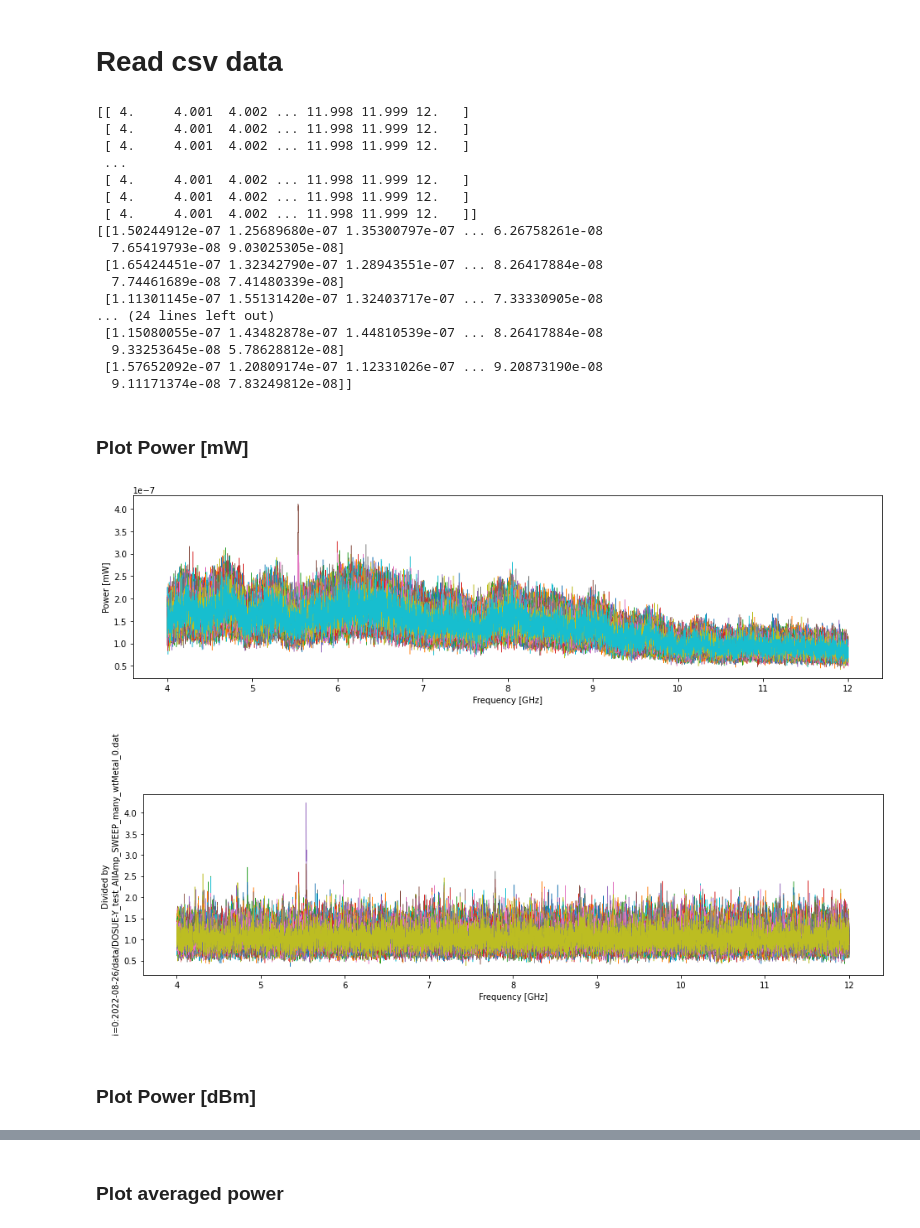
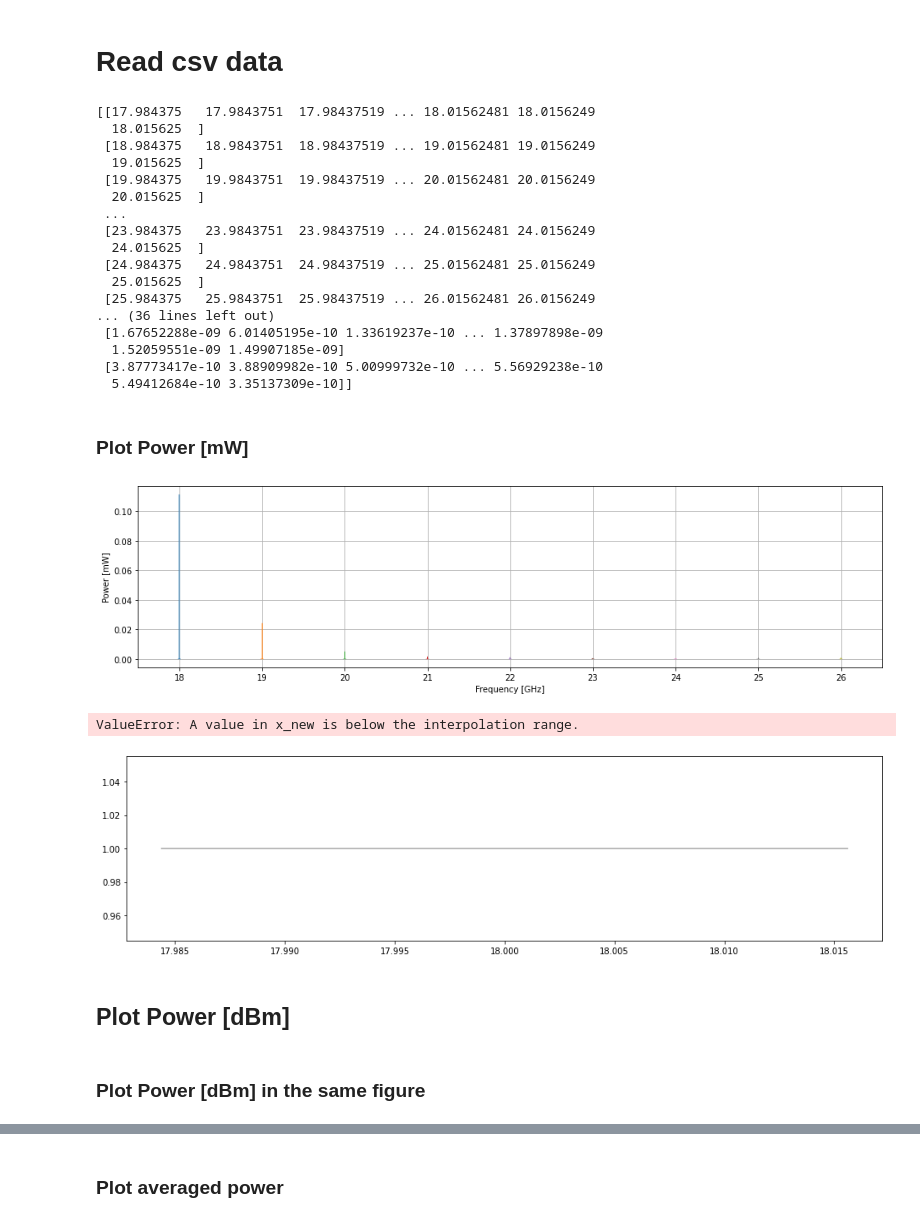
Before and after one commit to sadachi5/dosue-analysis, a Jupyter notebook: MeasureSpectrum/compare_multiple_spectra.ipynb, the cells around one changed output, grey strips where cells are left out. Cells and saved outputs as stored; diff of their text form; code cells hidden in the pictures.

Commit message:
update @ dosue-daq

```diff
--- a/MeasureSpectrum/compare_multiple_spectra.ipynb
+++ b/MeasureSpectrum/compare_multiple_spectra.ipynb
@@ -8,16 +8,32 @@ if not os.path.isdir(outdir):
     os.mkdir(outdir)
     pass
 # %%
+datadir = '/data/ms2840a'
+filename = '2022-12-26_signaltest/DOSUE-K'
+freqs = range(18, 27, 1)
+filenames = [ f'{filename}_{i}GHz.dat' for i in freqs ]
+labels = [ f'{i} GHz' for i in freqs ]
+freq_min = 17.5 # [GHz]
+freq_max = 26.5 # [GHz]
+legendON = False
+csvType = 'TwoColumn'; # freq, dBm
+
+
+'''
 datadir = '/data/ms2840a'
 #filename = '2022-08-26/data/DOSUE-Y_test_AllAmp_SWEEP_many_2'
 #filename = '2022-08-26/data/DOSUE-Y_test_AllAmp_SWEEP_many_wtLargeBB'
-filename = '2022-08-26/data/DOSUE-Y_test_AllAmp_SWEEP_many_wtMetal'
-filenames = [ f'{filename}_{i}.dat' for i in range(100) ]
-labels = [ f'{i}' for i in range(100) ]
-freq_min = 4 # [GHz]
-freq_max = 12 # [GHz]
+#filename = '2022-08-26/data/DOSUE-Y_test_AllAmp_SWEEP_many_wtMetal'
+#nfile = 100
+filename = '2022-08-26/data/DOSUE-Y_test_AllAmp_SWEEP_4_wtLargeBB'
+nfile = 1
+filenames = [ f'{filename}_{i}.dat' for i in range(nfile) ] if nfile > 1 else [ f'{filename}.dat' ]
+labels = [ f'{i}' for i in range(nfile) ]  if nfile > 1 else [ filename.split('/')[-1] ]
+freq_min = 3 # [GHz]
+freq_max = 13 # [GHz]
 legendON = False
 csvType = 'TwoColumn'; # freq, dBm
+'''
 
 '''
 datadir = '/Users/shadachi/Experiment/DOSUE/data/ms2840a/2022-02-01/data'
@@ -212,43 +228,44 @@ print(powers_array)
 print(freqs_array)
 print(powers_array)
 # %% [output]
-[[ 4.     4.001  4.002 ... 11.998 11.999 12.   ]
- [ 4.     4.001  4.002 ... 11.998 11.999 12.   ]
- [ 4.     4.001  4.002 ... 11.998 11.999 12.   ]
+[[17.984375   17.9843751  17.98437519 ... 18.01562481 18.0156249
+  18.015625  ]
+ [18.984375   18.9843751  18.98437519 ... 19.01562481 19.0156249
+  19.015625  ]
+ [19.984375   19.9843751  19.98437519 ... 20.01562481 20.0156249
+  20.015625  ]
  ...
- [ 4.     4.001  4.002 ... 11.998 11.999 12.   ]
- [ 4.     4.001  4.002 ... 11.998 11.999 12.   ]
- [ 4.     4.001  4.002 ... 11.998 11.999 12.   ]]
-[[1.50244912e-07 1.25689680e-07 1.35300797e-07 ... 6.26758261e-08
-  7.65419793e-08 9.03025305e-08]
- [1.65424451e-07 1.32342790e-07 1.28943551e-07 ... 8.26417884e-08
-  7.74461689e-08 7.41480339e-08]
- [1.11301145e-07 1.55131420e-07 1.32403717e-07 ... 7.33330905e-08
-... (24 lines left out)
- [1.15080055e-07 1.43482878e-07 1.44810539e-07 ... 8.26417884e-08
-  9.33253645e-08 5.78628812e-08]
- [1.57652092e-07 1.20809174e-07 1.12331026e-07 ... 9.20873190e-08
-  9.11171374e-08 7.83249812e-08]]
+ [23.984375   23.9843751  23.98437519 ... 24.01562481 24.0156249
+  24.015625  ]
+ [24.984375   24.9843751  24.98437519 ... 25.01562481 25.0156249
+  25.015625  ]
+ [25.984375   25.9843751  25.98437519 ... 26.01562481 26.0156249
+... (36 lines left out)
+ [1.67652288e-09 6.01405195e-10 1.33619237e-10 ... 1.37897898e-09
+  1.52059551e-09 1.49907185e-09]
+ [3.87773417e-10 3.88909982e-10 5.00999732e-10 ... 5.56929238e-10
+  5.49412684e-10 3.35137309e-10]]
 # %% [markdown]
 ###  Plot Power [mW]
 # %%
 fig = plt.figure(figsize=(16,4))
 for i, filename in enumerate(filenames):
     plt.plot(freqs_array[i], powers_array[i], label=f'{i}', marker='', markersize=0.5, linestyle='-', linewidth=0.5)
     pass
 plt.xlabel('Frequency [GHz]') #x軸の名前
 plt.ylabel('Power [mW]') #y軸の名前
-#plt.xlim(freq_min,freq_max) #x軸範囲指定
+plt.xlim(freq_min,freq_max) #x軸範囲指定
 #plt.xlim(5,20) #x軸範囲指定
 #plt.ylim(0,0.02) #y軸範囲指定
 #plt.ylim(0,0.003) #y軸範囲指定
+plt.grid(True)
 
 if legendON: plt.legend()
 
-plt.savefig(f'{outdir}/compare_multiple_power_mW.png')
+#plt.savefig(f'{outdir}/compare_multiple_power_mW.png')
 plt.show()
 # %% [output]
-[figure, old version]
+[figure, new version]
 # %%
 freq0 = freqs_array[0]
 power0 = powers_array[0]
@@ -273,9 +290,12 @@ if legendON: plt.legend()
 plt.savefig(f'{outdir}/compare_multiple_power_div.png')
 plt.show()
 # %% [output]
+ValueError: A value in x_new is below the interpolation range.
-[figure, old version]
+[figure, new version]
 # %% [markdown]
-###  Plot Power [dBm]
+##  Plot Power [dBm]
+# %% [markdown]
+###  Plot Power [dBm] in the same figure
 # %%
 fig = plt.figure(figsize=(16,4))
 for i, filename in enumerate(filenames):
```
Also changed, not shown: parts of 6 cells of this notebook, 5 other files.
